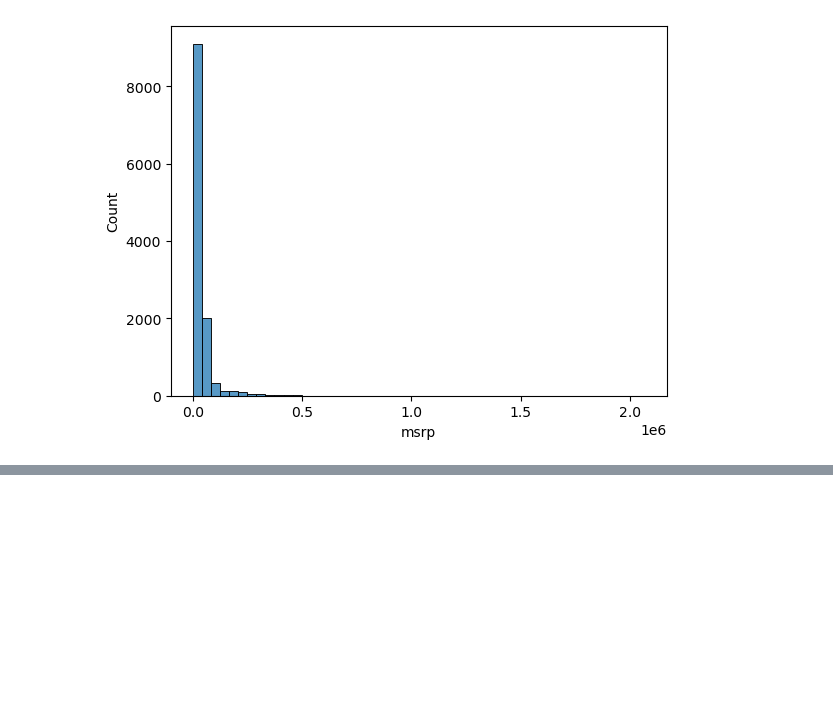
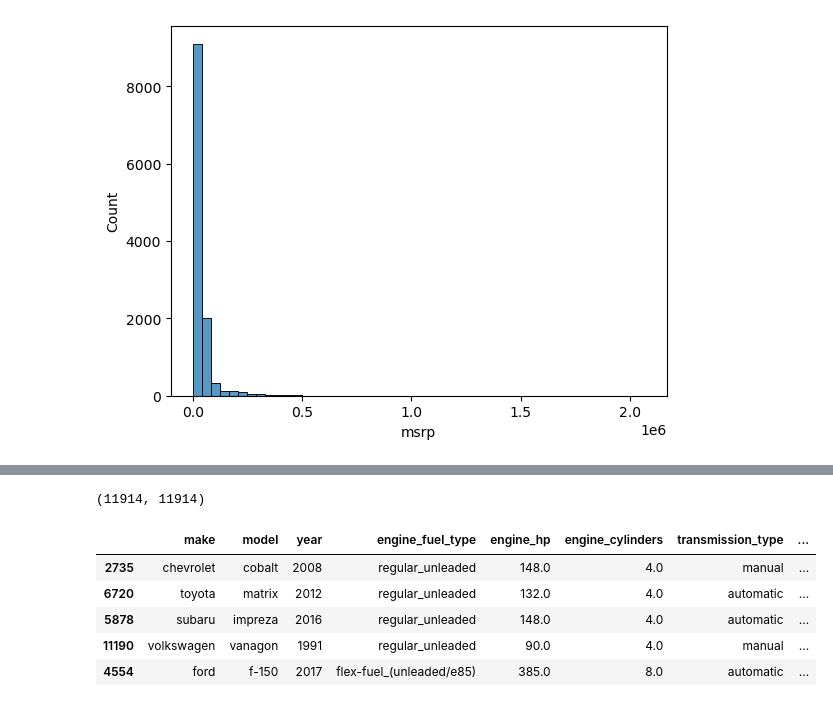
Before and after one commit to Rohith1807/ml_hw, a Jupyter notebook: lab/car_price.ipynb, the cells around one changed output, grey strips where cells are left out. Saved outputs shown, nothing was run; the diff lists cells and outputs as text; code cells hidden in the pictures; blank space fills up the shorter version.

```diff
--- a/lab/car_price.ipynb
+++ b/lab/car_price.ipynb
@@ -104,0 +131,4 @@ sns.histplot(df.msrp, bins=50)
+# %%
+n, (n_test+ n_val + n_train)
+# %% [output]
+(11914, 11914)
@@ -104,0 +148,9 @@ sns.histplot(df.msrp, bins=50)
+# %%
+df_train.head()
+# %% [output]
+|  | make | model | year | engine_fuel_type | engine_hp | engine_cylinders | transmission_type | ... |
+| 2735 | chevrolet | cobalt | 2008 | regular_unleaded | 148.0 | 4.0 | manual | ... |
+| 6720 | toyota | matrix | 2012 | regular_unleaded | 132.0 | 4.0 | automatic | ... |
+| 5878 | subaru | impreza | 2016 | regular_unleaded | 148.0 | 4.0 | automatic | ... |
+| 11190 | volkswagen | vanagon | 1991 | regular_unleaded | 90.0 | 4.0 | manual | ... |
+| 4554 | ford | f-150 | 2017 | flex-fuel_(unleaded/e85) | 385.0 | 8.0 | automatic | ... |
```
Also changed, not shown: parts of 14 cells of this notebook.
